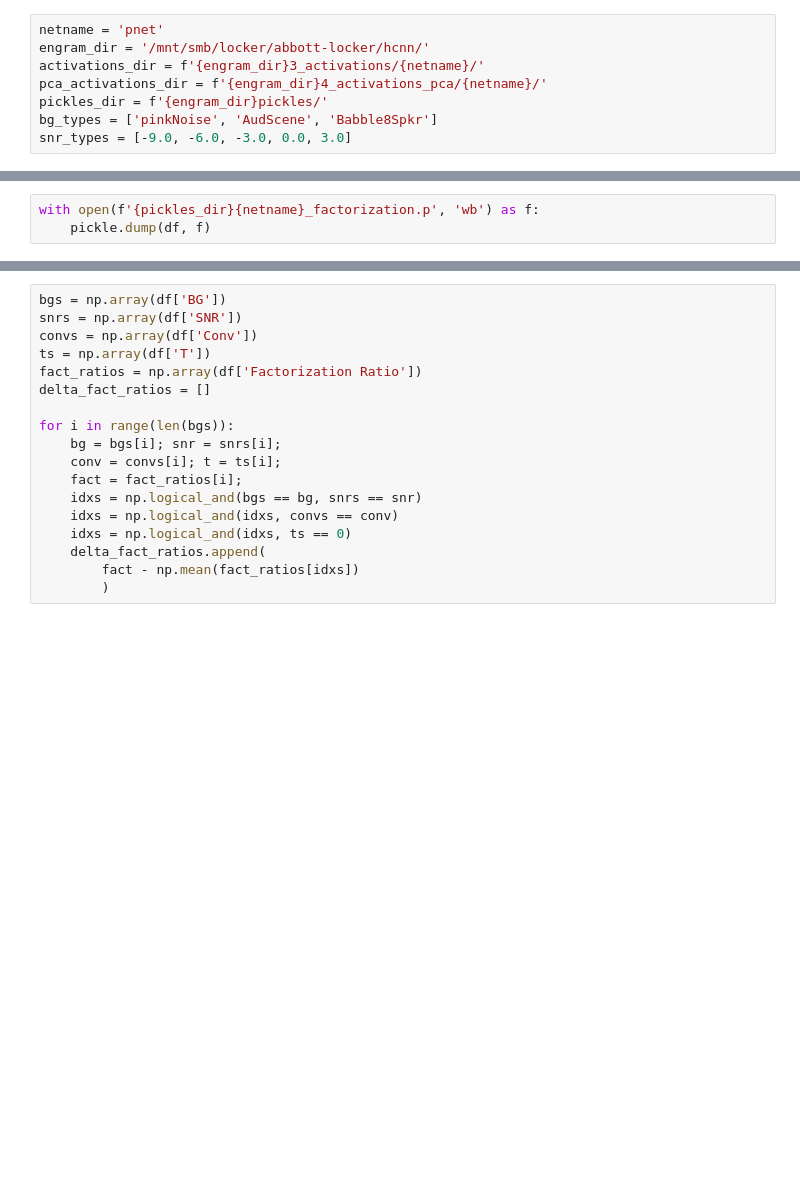
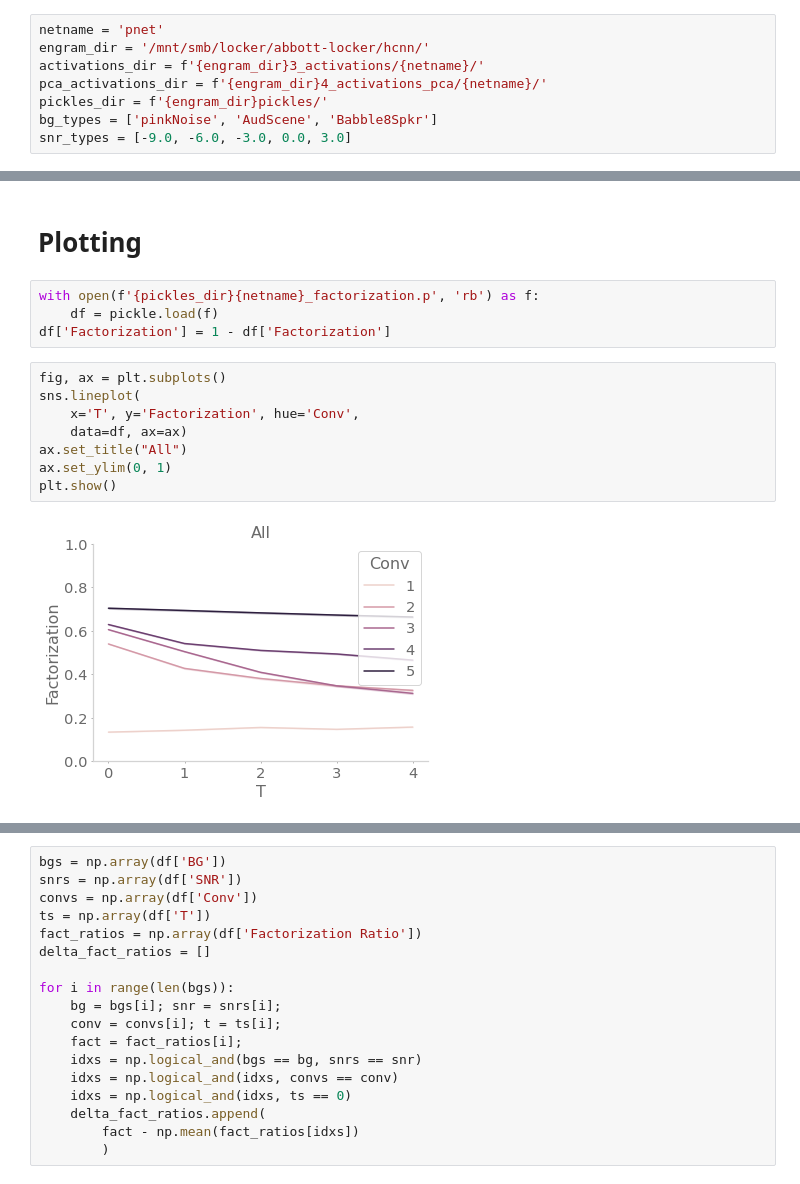
Before and after one commit to chingf/hallucnn, a Jupyter notebook: notebooks/14-noise-factorization.ipynb, the cells around one changed output, grey strips where cells are left out. Saved outputs shown, nothing was run; the diff lists cells and outputs as text; blank space fills up the shorter version.

```diff
--- a/notebooks/14-noise-factorization.ipynb
+++ b/notebooks/14-noise-factorization.ipynb
@@ -135,6 +28,19 @@ Babble8Spkr, 3.0, conv 5, t 4
+# %% [markdown]
+# Plotting
 # %%
-with open(f'{pickles_dir}{netname}_factorization.p', 'wb') as f:
-    pickle.dump(df, f)
+with open(f'{pickles_dir}{netname}_factorization.p', 'rb') as f:
+    df = pickle.load(f)
+df['Factorization'] = 1 - df['Factorization']
+# %%
+fig, ax = plt.subplots()
+sns.lineplot(
+    x='T', y='Factorization', hue='Conv',
+    data=df, ax=ax)
+ax.set_title("All")
+ax.set_ylim(0, 1)
+plt.show()
+# %% [output]
+[figure, added]
 # %%
 for bg in bg_types:
     for snr in snr_types:
```
Also changed, not shown: parts of 14 cells of this notebook, 1 other file.
